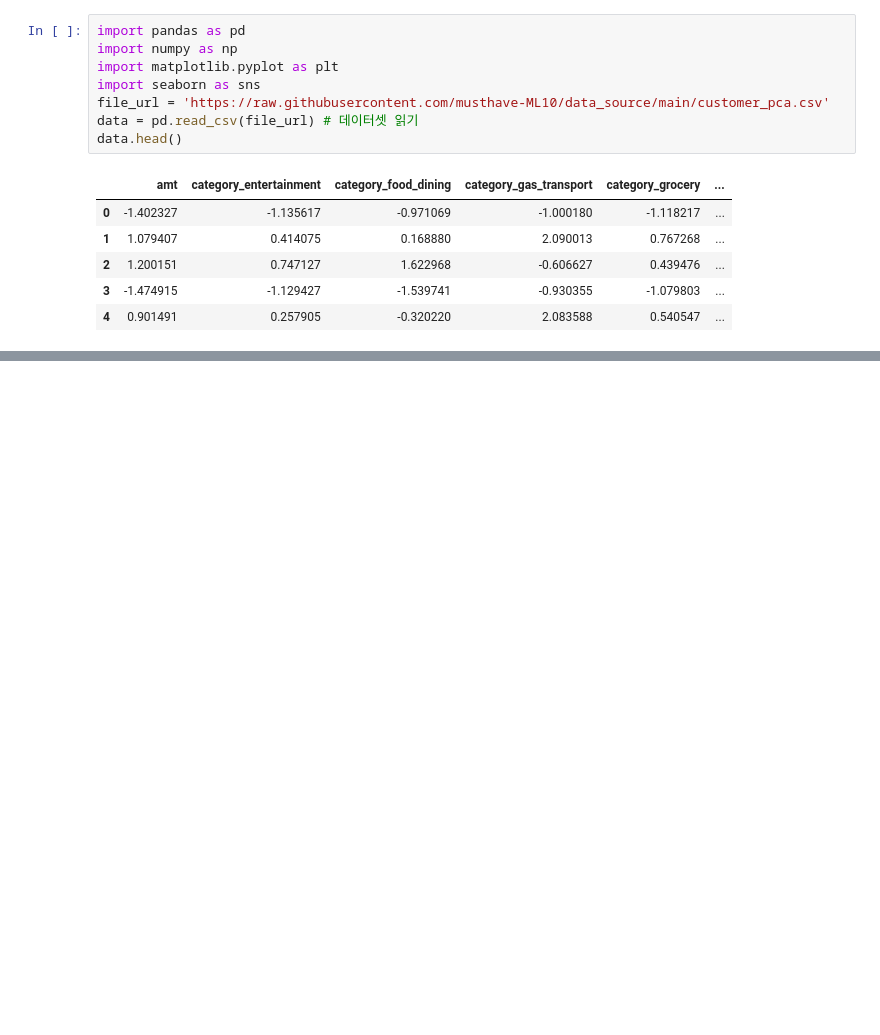
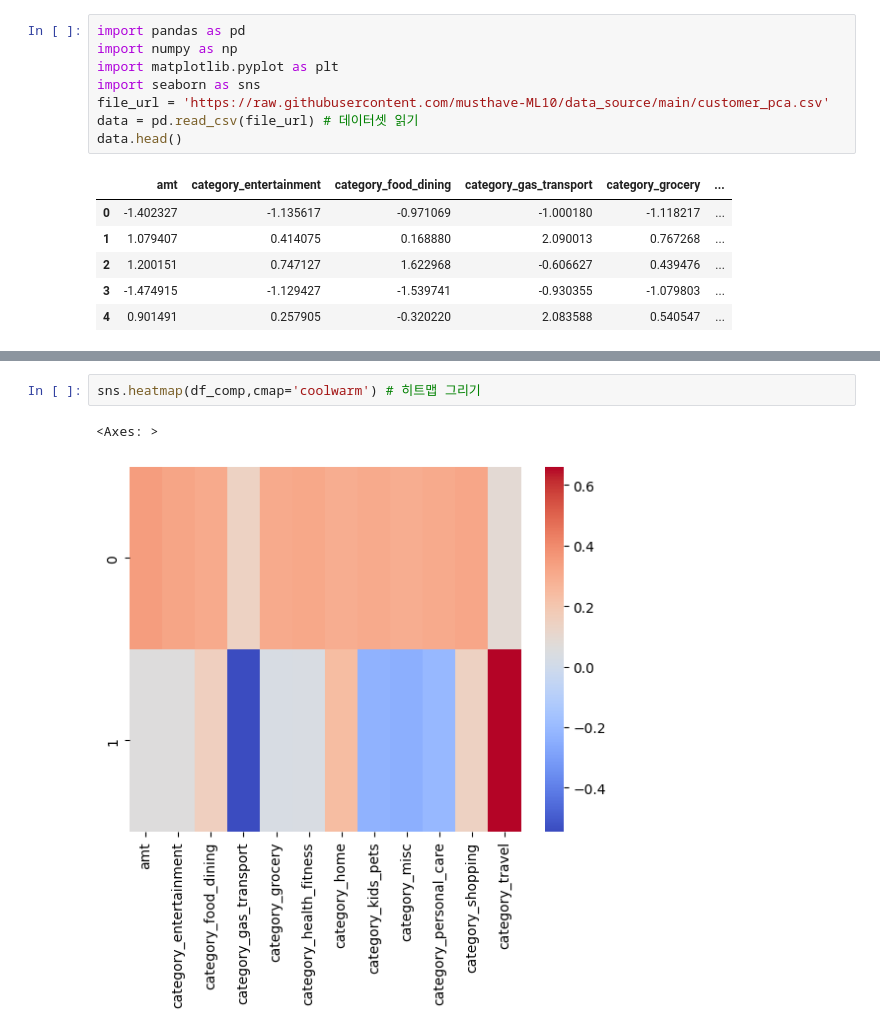
Before and after one commit to YooSeungWan12/ex02, a Jupyter notebook: 13_주성분분석_PCA_차원축소.ipynb, the cells around one changed output, grey strips where cells are left out. Cells and saved outputs as stored; diff of their text form; blank space fills up the shorter version.

```diff
--- a/13_주성분분석_PCA_차원축소.ipynb
+++ b/13_주성분분석_PCA_차원축소.ipynb
@@ -75,0 +151,5 @@ data.head()
+# %%
+sns.heatmap(df_comp,cmap='coolwarm') # 히트맵 그리기
+# %% [output]
+<Axes: >
+[figure, added]
```
Also changed, not shown: parts of 30 cells of this notebook.
